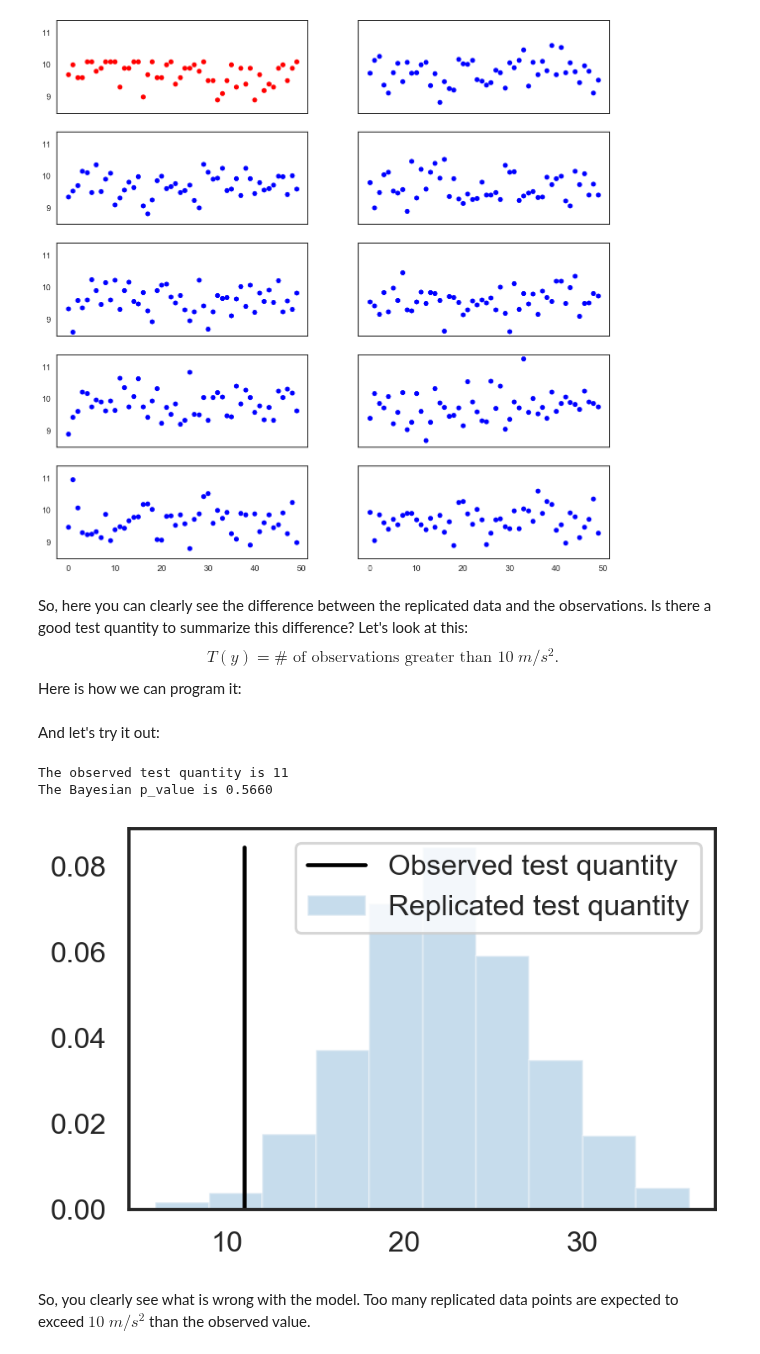
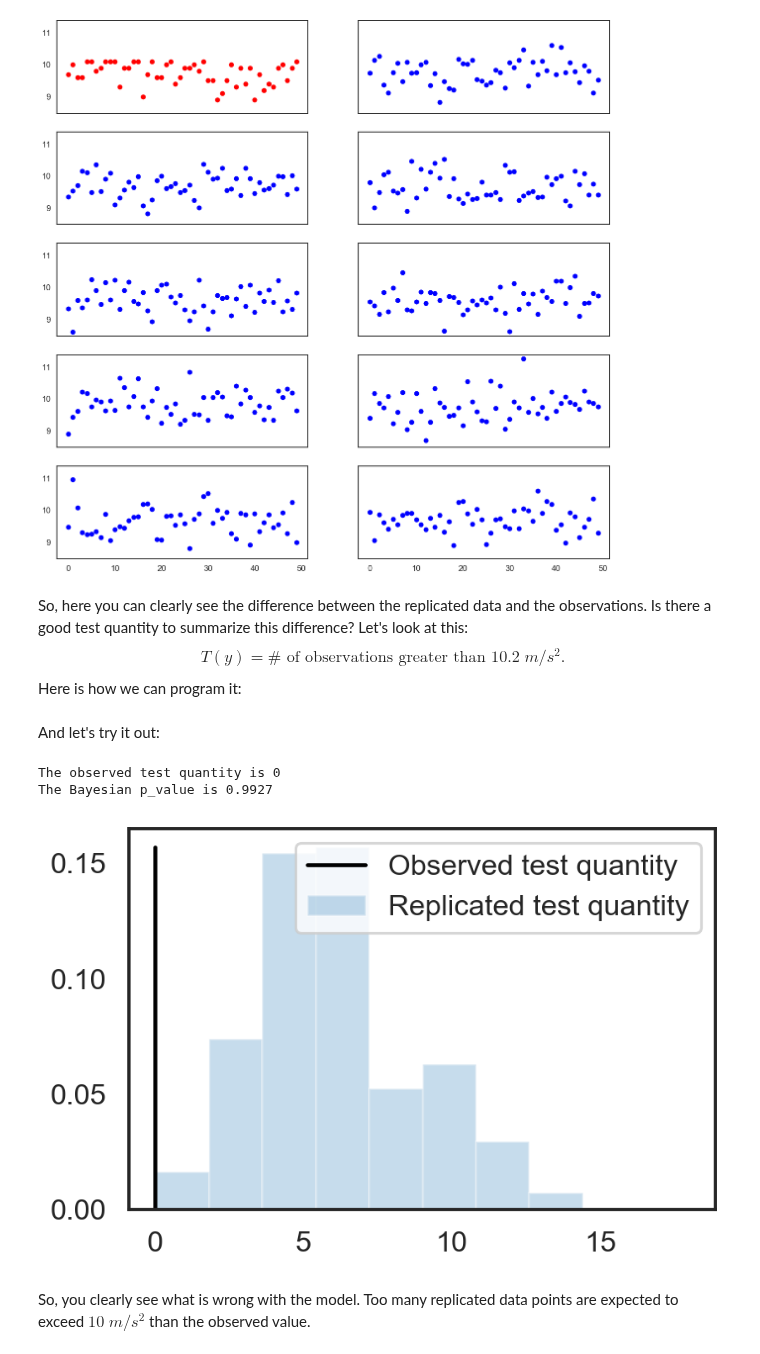
Before and after one commit to PredictiveScienceLab/uq-course, a Jupyter notebook: lectures/lecture_11.ipynb, the cells around one changed output. Cells and saved outputs as stored; diff of their text form; code cells hidden in the pictures.

```diff
--- a/lectures/lecture_11.ipynb
+++ b/lectures/lecture_11.ipynb
@@ -422,40 +422,40 @@ So, here you can clearly see the difference between the replicated data and the
 Is there a good test quantity to summarize this difference?
 Let's look at this:
 $$
-T(y) = \text{# of observations greater than 10}\;m/s^2.
+T(y) = \text{# of observations greater than 10.2}\;m/s^2.
 $$
 Here is how we can program it:
 # %%
 def T_g_1(y):
-    return int(np.ones(y.shape)[y > 10.].sum())
+    return int(np.ones(y.shape)[y > 10.2].sum())
 # %% [markdown]
 And let's try it out:
 # %%
 # The observed test quantity
 T_g_obs = T_g_1(y)
 print('The observed test quantity is {0:d}'.format(T_g_obs))
 # Draw replicated data
-n_rep = 1000
+n_rep = 3000
 y_rep = np.ndarray((n_rep, n))
 for i in range(n_rep):
     g_post_sample = G_post.rvs()
     y_rep[i, :] = g_post_sample + sigma * np.random.randn(n)
 # Evaluate the test quantity
 T_g_rep = np.ndarray(y_rep.shape[0])
 for i in range(y_rep.shape[0]):
     T_g_rep[i] = T_g_1(y_rep[i, :])
 # Estimate the Bayesian p-value
 p_val = np.sum(np.ones((n_rep,))[T_g_rep > T_g_obs]) / n_rep
 print('The Bayesian p_value is {0:1.4f}'.format(p_val))
 # Do the plot
 fig, ax = plt.subplots(dpi=150)
-tmp = ax.hist(T_h_rep, density=True, alpha=0.25, label='Replicated test quantity')[0]
+tmp = ax.hist(T_g_rep, density=True, alpha=0.25, label='Replicated test quantity')[0]
 ax.plot(T_g_obs * np.ones((50,)), np.linspace(0, tmp.max(), 50), 'k', label='Observed test quantity')
 plt.legend(loc='best');
 # %% [output]
-The observed test quantity is 11
-The Bayesian p_value is 0.5660
+The observed test quantity is 0
+The Bayesian p_value is 0.9927
-[figure, old version]
+[figure, new version]
 # %% [markdown]
 So, you clearly see what is wrong with the model. Too many replicated data points are expected to exceed $10\;m/s^2$ than the observed value.
 # %% [markdown]
```
Also changed, not shown: parts of 4 cells of this notebook, 5 other files.
